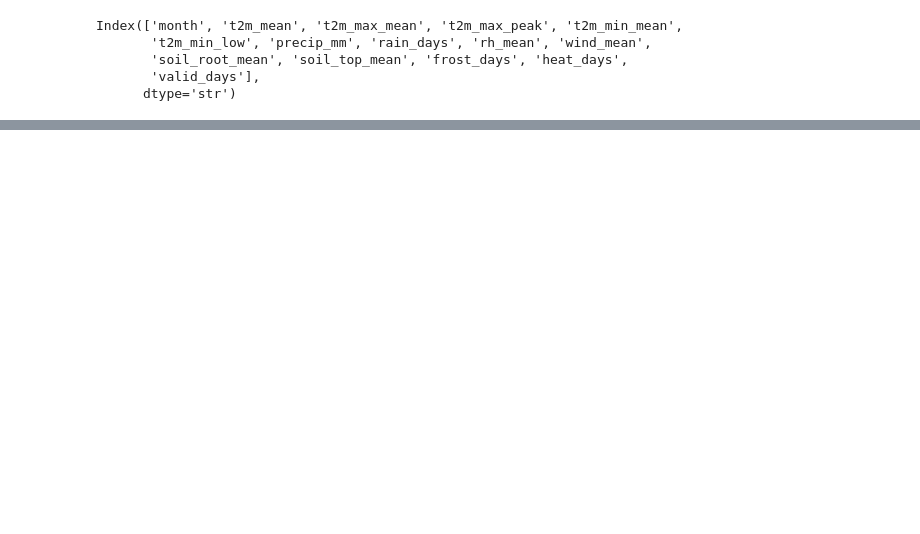
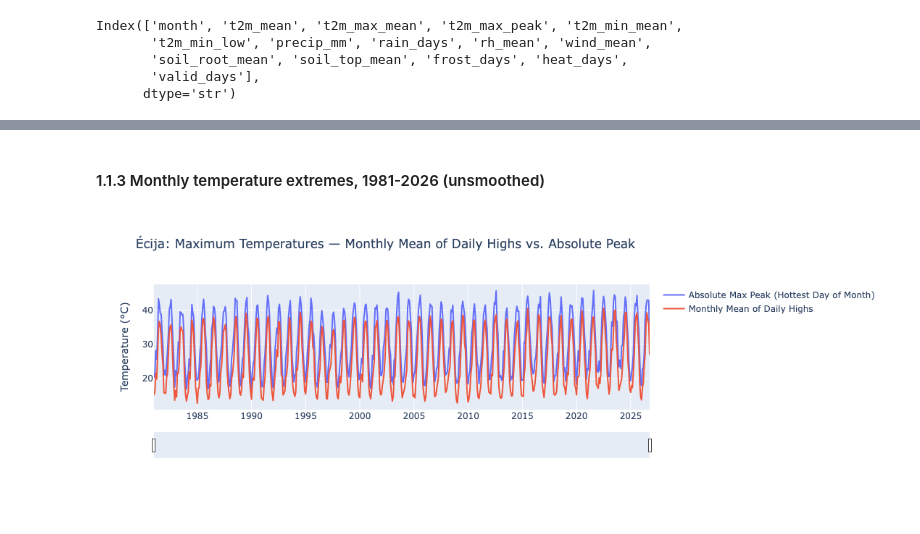
Before and after one commit to MaksimDar/field-shift-crop-rotation-advisor, a Jupyter notebook: notebooks/ 06_eda.ipynb, the cells around one changed output, grey strips where cells are left out. Cells and saved outputs as stored; diff of their text form; code cells hidden in the pictures; blank space fills up the shorter version.

```diff
--- a/notebooks/ 06_eda.ipynb
+++ b/notebooks/ 06_eda.ipynb
@@ -111,0 +99,9 @@ plot_rolling_trend(écija_monthly, "t2m_mean", title="Écija: mean temperature",
+# %% [markdown]
+#### 1.1.3 Monthly temperature extremes, 1981-2026 (unsmoothed)
+# %%
+plot_series_interactive(écija_monthly, ['t2m_max_peak','t2m_max_mean'], title="Écija: Maximum Temperatures — Monthly Mean of Daily Highs vs. Absolute Peak", ylabel="Temperature (°C)",labels={
+        't2m_max_peak': 'Absolute Max Peak (Hottest Day of Month)',
+        't2m_max_mean': 'Monthly Mean of Daily Highs'
+    })
+# %% [output]
+[figure, added]
```
Also changed, not shown: parts of 61 cells of this notebook, 3 other files.
